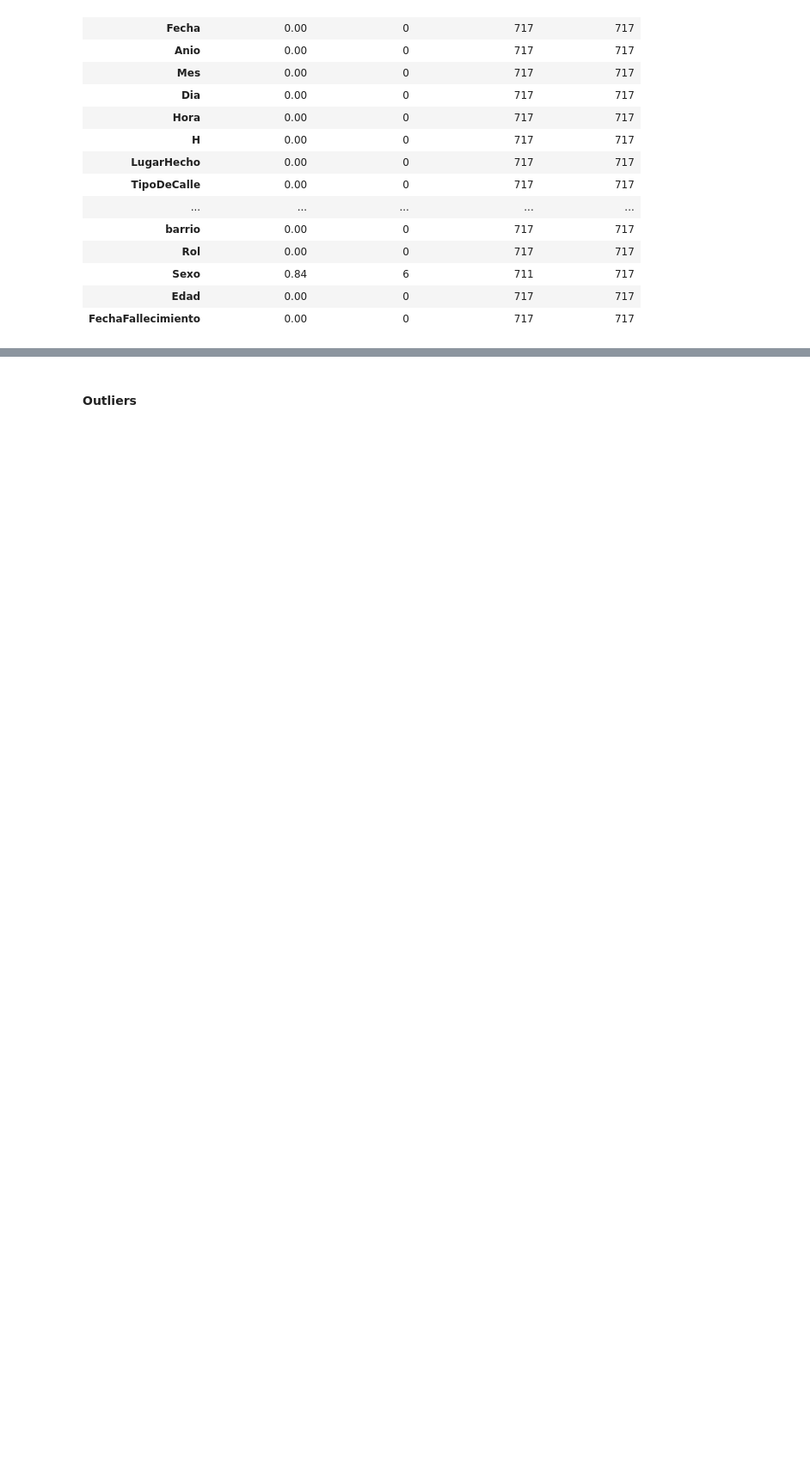
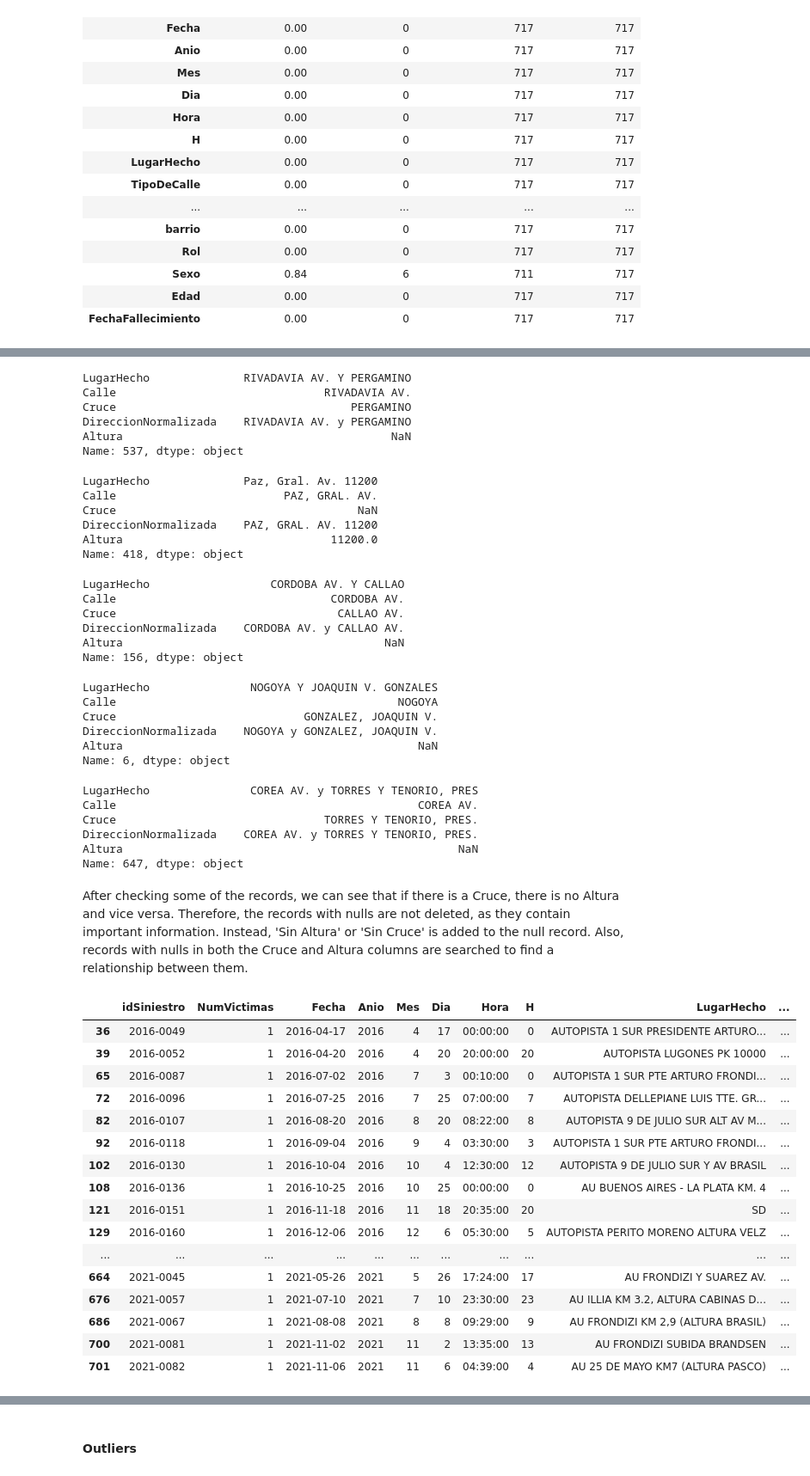
Before and after one commit to priscilamuniz/PI_Accidentes_Viales, a Jupyter notebook: 03_EDA.ipynb, the cells around one changed output, grey strips where cells are left out. Shown at 86% size. Cells and saved outputs as stored; diff of their text form; code cells hidden in the pictures; blank space fills up the shorter version.

```diff
--- a/03_EDA.ipynb
+++ b/03_EDA.ipynb
@@ -59,0 +92,72 @@ nulos
+# %%
+# Establecer el número máximo de filas y columnas a mostrar
+pd.set_option('display.max_rows', None)  # Muestra todas las filas
+pd.set_option('display.max_columns', None)  # Muestra todas las columnas
+# %%
+df[['LugarHecho','Calle','Cruce','DireccionNormalizada','Altura']].iloc[537]
+# %% [output]
+LugarHecho              RIVADAVIA AV. Y PERGAMINO
+Calle                               RIVADAVIA AV.
+Cruce                                   PERGAMINO
+DireccionNormalizada    RIVADAVIA AV. y PERGAMINO
+Altura                                        NaN
+Name: 537, dtype: object
+# %%
+df[['LugarHecho','Calle','Cruce','DireccionNormalizada','Altura']].iloc[418]
+# %% [output]
+LugarHecho              Paz, Gral. Av. 11200
+Calle                         PAZ, GRAL. AV.
+Cruce                                    NaN
+DireccionNormalizada    PAZ, GRAL. AV. 11200
+Altura                               11200.0
+Name: 418, dtype: object
+# %%
+df[['LugarHecho','Calle','Cruce','DireccionNormalizada','Altura']].iloc[156]
+# %% [output]
+LugarHecho                  CORDOBA AV. Y CALLAO
+Calle                                CORDOBA AV.
+Cruce                                 CALLAO AV.
+DireccionNormalizada    CORDOBA AV. y CALLAO AV.
+Altura                                       NaN
+Name: 156, dtype: object
+# %%
+df[['LugarHecho','Calle','Cruce','DireccionNormalizada','Altura']].iloc[6]
+# %% [output]
+LugarHecho               NOGOYA Y JOAQUIN V. GONZALES
+Calle                                          NOGOYA
+Cruce                            GONZALEZ, JOAQUIN V.
+DireccionNormalizada    NOGOYA y GONZALEZ, JOAQUIN V.
+Altura                                            NaN
+Name: 6, dtype: object
+# %%
+df[['LugarHecho','Calle','Cruce','DireccionNormalizada','Altura']].iloc[647]
+# %% [output]
+LugarHecho               COREA AV. y TORRES Y TENORIO, PRES
+Calle                                             COREA AV.
+Cruce                               TORRES Y TENORIO, PRES.
+DireccionNormalizada    COREA AV. y TORRES Y TENORIO, PRES.
+Altura                                                  NaN
+Name: 647, dtype: object
+# %% [markdown]
+After checking some of the records, we can see that if there is a Cruce, there is no Altura and vice versa. Therefore, the records with nulls are not deleted, as they contain important information. Instead, 'Sin Altura' or 'Sin Cruce' is added to the null record. Also, records with nulls in both the Cruce and Altura columns are searched to find a relationship between them.
+# %%
+mascara = ( df['Cruce'].isnull() ) & (df['Altura'].isnull())
+df[mascara]
+# %% [output]
+|  | idSiniestro | NumVictimas | Fecha | Anio | Mes | Dia | Hora | H | LugarHecho | ... |
+| 36 | 2016-0049 | 1 | 2016-04-17 | 2016 | 4 | 17 | 00:00:00 | 0 | AUTOPISTA 1 SUR PRESIDENTE ARTURO... | ... |
+| 39 | 2016-0052 | 1 | 2016-04-20 | 2016 | 4 | 20 | 20:00:00 | 20 | AUTOPISTA LUGONES PK 10000 | ... |
+| 65 | 2016-0087 | 1 | 2016-07-02 | 2016 | 7 | 3 | 00:10:00 | 0 | AUTOPISTA 1 SUR PTE ARTURO FRONDI... | ... |
+| 72 | 2016-0096 | 1 | 2016-07-25 | 2016 | 7 | 25 | 07:00:00 | 7 | AUTOPISTA DELLEPIANE LUIS TTE. GR... | ... |
+| 82 | 2016-0107 | 1 | 2016-08-20 | 2016 | 8 | 20 | 08:22:00 | 8 | AUTOPISTA 9 DE JULIO SUR ALT AV M... | ... |
+| 92 | 2016-0118 | 1 | 2016-09-04 | 2016 | 9 | 4 | 03:30:00 | 3 | AUTOPISTA 1 SUR PTE ARTURO FRONDI... | ... |
+| 102 | 2016-0130 | 1 | 2016-10-04 | 2016 | 10 | 4 | 12:30:00 | 12 | AUTOPISTA 9 DE JULIO SUR Y AV BRASIL | ... |
+| 108 | 2016-0136 | 1 | 2016-10-25 | 2016 | 10 | 25 | 00:00:00 | 0 | AU BUENOS AIRES - LA PLATA KM. 4 | ... |
+| 121 | 2016-0151 | 1 | 2016-11-18 | 2016 | 11 | 18 | 20:35:00 | 20 | SD | ... |
+| 129 | 2016-0160 | 1 | 2016-12-06 | 2016 | 12 | 6 | 05:30:00 | 5 | AUTOPISTA PERITO MORENO ALTURA VELZ | ... |
+| ... | ... | ... | ... | ... | ... | ... | ... | ... | ... | ... |
+| 664 | 2021-0045 | 1 | 2021-05-26 | 2021 | 5 | 26 | 17:24:00 | 17 | AU FRONDIZI Y SUAREZ AV. | ... |
+| 676 | 2021-0057 | 1 | 2021-07-10 | 2021 | 7 | 10 | 23:30:00 | 23 | AU ILLIA KM 3.2, ALTURA CABINAS D... | ... |
+| 686 | 2021-0067 | 1 | 2021-08-08 | 2021 | 8 | 8 | 09:29:00 | 9 | AU FRONDIZI KM 2,9 (ALTURA BRASIL) | ... |
+| 700 | 2021-0081 | 1 | 2021-11-02 | 2021 | 11 | 2 | 13:35:00 | 13 | AU FRONDIZI SUBIDA BRANDSEN | ... |
+| 701 | 2021-0082 | 1 | 2021-11-06 | 2021 | 11 | 6 | 04:39:00 | 4 | AU 25 DE MAYO KM7 (ALTURA PASCO) | ... |
```
Also changed, not shown: parts of 37 cells of this notebook, 44 other files.
